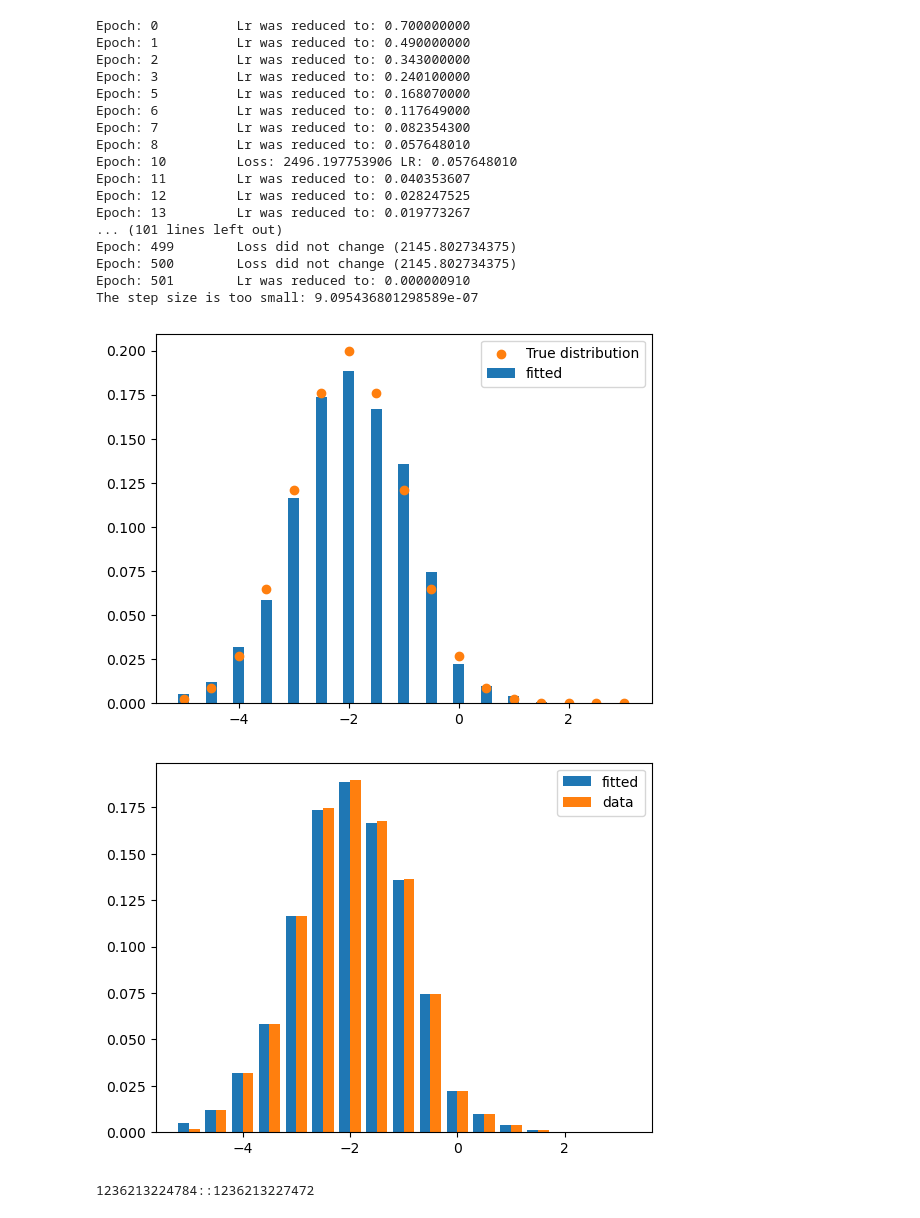
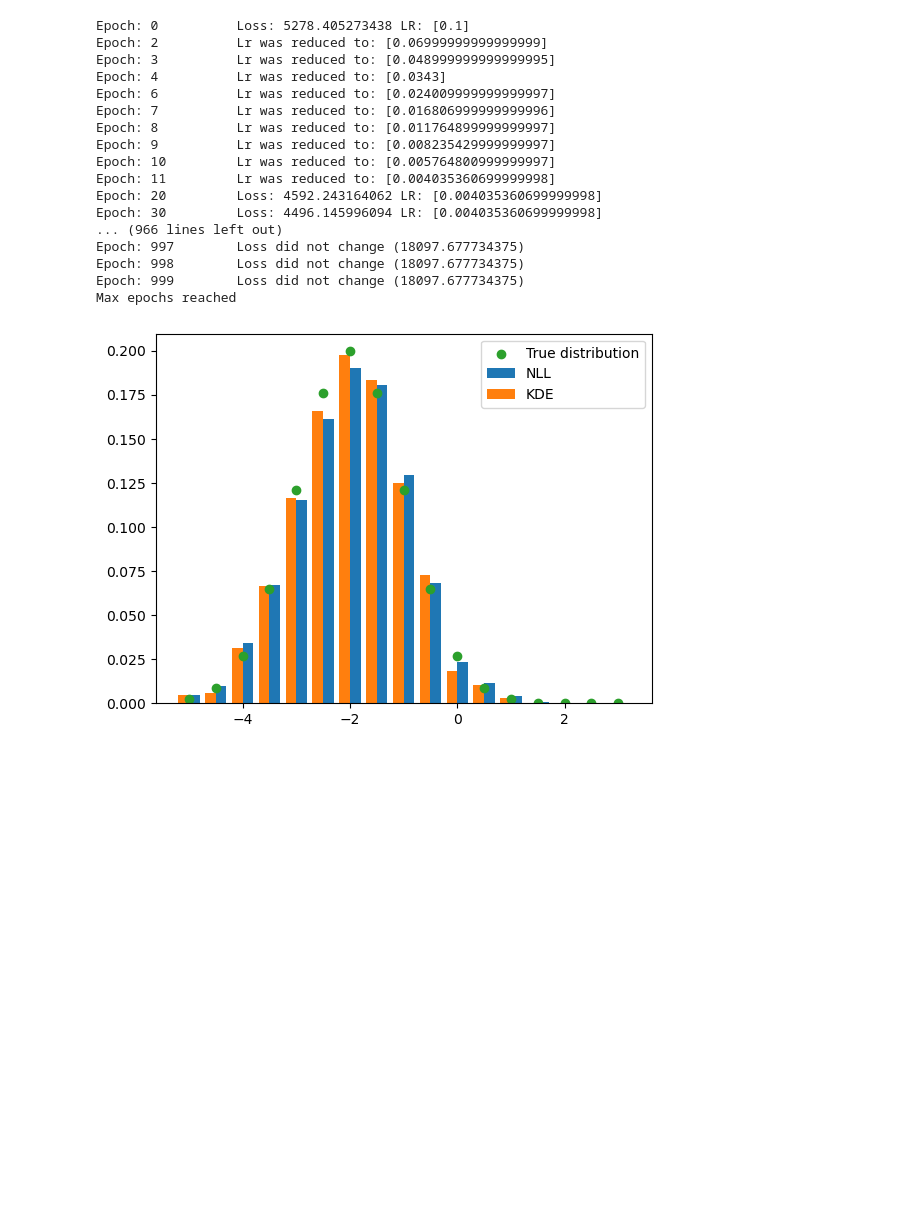
Before and after one commit to Miralleyan/Kandidatarbete, a Jupyter notebook: Optimizer/hampus_test.ipynb, the cells around one changed output. Saved outputs shown, nothing was run; the diff lists cells and outputs as text; code cells hidden in the pictures; blank space fills up the shorter version.

```diff
--- a/Optimizer/hampus_test.ipynb
+++ b/Optimizer/hampus_test.ipynb
@@ -4,7 +4,7 @@ import torch
 import pytorch_measure as pm
 import numpy as np
 N = 17 # number of atoms
-M = 1000 # Number of datapoints
+M = 2000 # Number of datapoints
 amin = -5
 amax = 3
 verbose = True
@@ -46,59 +46,42 @@ def KDENLLLoss(m):
     return -(torch.matmul(kde_mat, m[0].weights.view(-1,1)) / (M*h)).log().sum()
 # %%
 measure = pm.Measure(locations=l, weights=w, device=dev)
-opt = pm.Optimizer([measure], lr=1e-1)
 
-opt.minimize(NLLLoss, verbose=True, print_freq=10, max_epochs=1000, tol_const=1e-3, adaptive=True)
+opt_NLL = pm.Optimizer([measure], lr=1e-1)
+new_mes = opt_NLL.minimize(NLLLoss, verbose=True, print_freq=10, max_epochs=1000, tol_const=1e-3, adaptive=True)
+
+opt_KDE = pm.Optimizer([measure], lr=1e-1)
+new_mesKDE = opt_KDE.minimize(KDENLLLoss, verbose=True, print_freq=10, max_epochs=1000, tol_const=1e-3, adaptive=True)
 
 mu=0 #Create true values
 sigma=1
 xs = l.detach()
 y=1/(np.sqrt(2*np.pi)*sigma)*torch.exp(-(xs+2-mu)**2/(2*sigma**2))
 y/=sum(y) #Normalize
 
 
-plt.bar(l, opt.measures[0].weights.tolist(), width = 0.2, label='fitted')
-#plt.bar(l-0.1, torch.sum(kde_mat, dim=0)/torch.sum(kde_mat), zorder=0, width=0.1)
+plt.bar(l + 0.1, new_mes[0].weights.tolist(), width = 0.2, label='NLL')
+plt.bar(l - 0.1, new_mesKDE[0].weights.tolist(), width = 0.2, label='KDE')
 plt.scatter(xs, y, zorder=2, label="True distribution")
 plt.legend()
 
 plt.show()
-
-### sergei visualize ###
-locations_grid_size = (amax - amin) / (N - 1)
-bins=torch.linspace(amin - locations_grid_size / 2, amax + locations_grid_size / 2, N + 1)
-h,b = torch.histogram(data - x, bins=bins)
-
-# side-by-side histogram. Can it be done smarter?
-plt.bar(l - 0.1, opt.measures[0].weights.tolist(), width = 0.2, label='fitted')
-plt.bar(l + 0.1, h / h.sum(), width = 0.2, label='data')
-plt.legend(loc='upper right')
-plt.show()
-
-print(str(id(measure)) + "::" + str(id(opt.measures[0])))
-
-#LR         to 1e-4             to 1e-5
-#1e-3  -  2147.958496094        2145.816650391
-#1e-2  -  2147.958496094        2145.816650391
-#1e-1  -  2149.463867188        2145.826660156
 # %% [output]
-Epoch: 0          Lr was reduced to: 0.700000000
-Epoch: 1          Lr was reduced to: 0.490000000
-Epoch: 2          Lr was reduced to: 0.343000000
-Epoch: 3          Lr was reduced to: 0.240100000
-Epoch: 5          Lr was reduced to: 0.168070000
-Epoch: 6          Lr was reduced to: 0.117649000
-Epoch: 7          Lr was reduced to: 0.082354300
-Epoch: 8          Lr was reduced to: 0.057648010
-Epoch: 10         Loss: 2496.197753906 LR: 0.057648010
-Epoch: 11         Lr was reduced to: 0.040353607
-Epoch: 12         Lr was reduced to: 0.028247525
-Epoch: 13         Lr was reduced to: 0.019773267
-... (101 lines left out)
-Epoch: 499        Loss did not change (2145.802734375)
-Epoch: 500        Loss did not change (2145.802734375)
-Epoch: 501        Lr was reduced to: 0.000000910
-The step size is too small: 9.095436801298589e-07
+Epoch: 0          Loss: 5278.405273438 LR: [0.1]
+Epoch: 2          Lr was reduced to: [0.06999999999999999]
+Epoch: 3          Lr was reduced to: [0.048999999999999995]
+Epoch: 4          Lr was reduced to: [0.0343]
+Epoch: 6          Lr was reduced to: [0.024009999999999997]
+Epoch: 7          Lr was reduced to: [0.016806999999999996]
+Epoch: 8          Lr was reduced to: [0.011764899999999997]
+Epoch: 9          Lr was reduced to: [0.008235429999999997]
+Epoch: 10         Lr was reduced to: [0.005764800999999997]
+Epoch: 11         Lr was reduced to: [0.004035360699999998]
+Epoch: 20         Loss: 4592.243164062 LR: [0.004035360699999998]
+Epoch: 30         Loss: 4496.145996094 LR: [0.004035360699999998]
+... (966 lines left out)
+Epoch: 997        Loss did not change (18097.677734375)
+Epoch: 998        Loss did not change (18097.677734375)
+Epoch: 999        Loss did not change (18097.677734375)
+Max epochs reached
-[figure, old version]
+[figure, new version]
-[figure, removed]
-1236213224784::1236213227472
```
Also changed, not shown: parts of 1 cell of this notebook.
